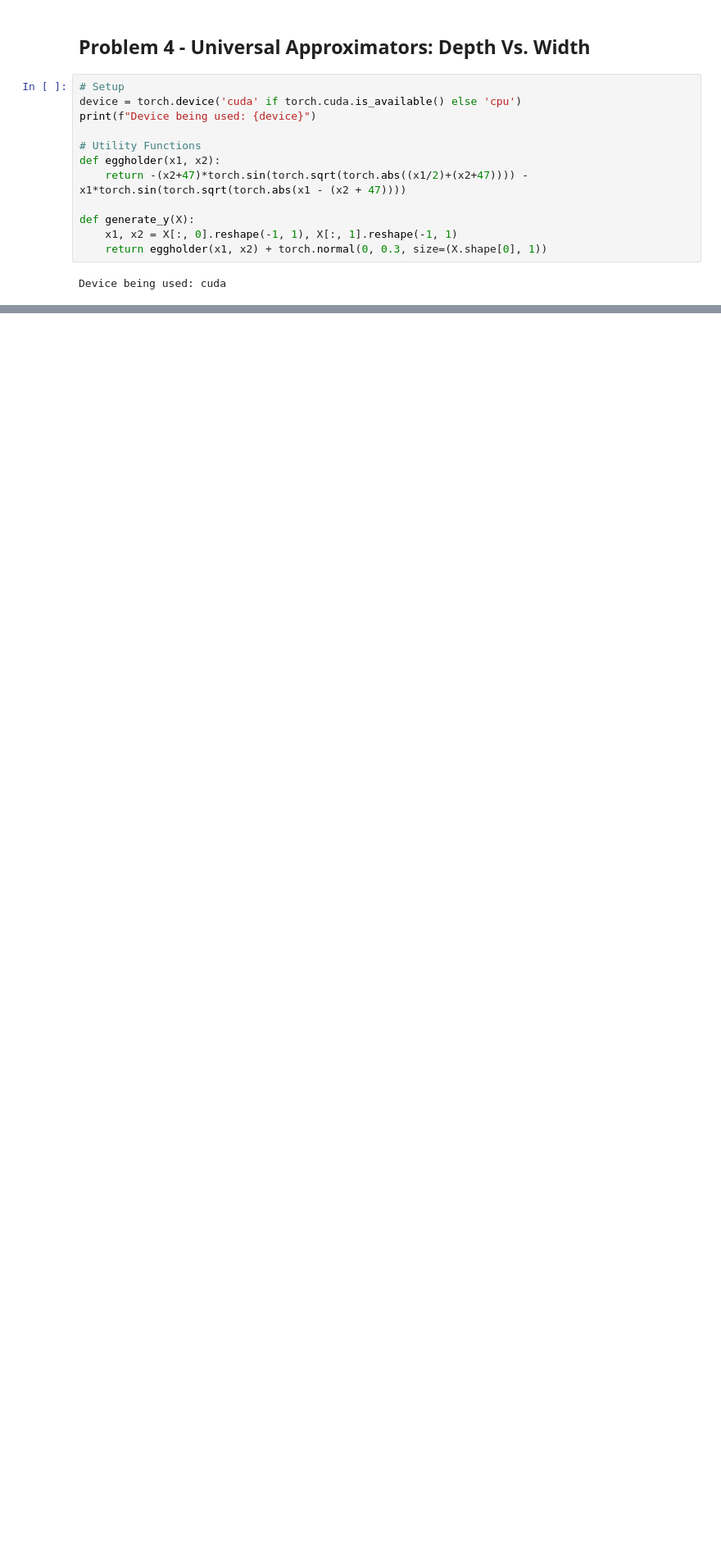
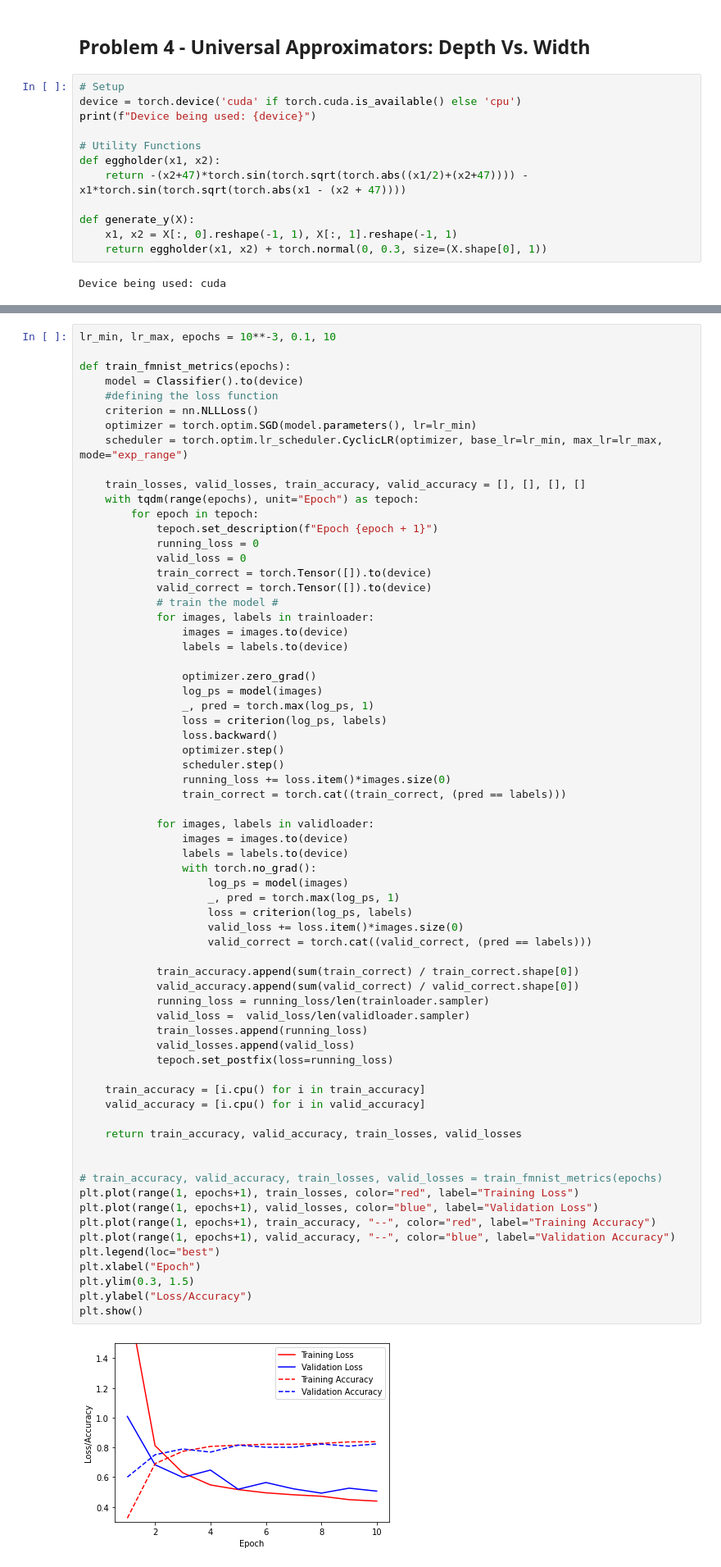
Before and after one commit to codexceed/MS-CS, a Jupyter notebook: Courses/IDLS/hw2/Homework 2.ipynb, the cells around one changed output, grey strips where cells are left out. Shown at 82% size. Drawn from its saved outputs; the diff is of its cells as text; blank space fills up the shorter version.

```diff
--- a/Courses/IDLS/hw2/Homework 2.ipynb
+++ b/Courses/IDLS/hw2/Homework 2.ipynb
@@ -761,0 +889,69 @@ The overall conclusion is that while deeper network converge much better than sh
+# %%
+lr_min, lr_max, epochs = 10**-3, 0.1, 10
+
+def train_fmnist_metrics(epochs):
+    model = Classifier().to(device)
+    #defining the loss function
+    criterion = nn.NLLLoss()
+    optimizer = torch.optim.SGD(model.parameters(), lr=lr_min)
+    scheduler = torch.optim.lr_scheduler.CyclicLR(optimizer, base_lr=lr_min, max_lr=lr_max, mode="exp_range")
+
+    train_losses, valid_losses, train_accuracy, valid_accuracy = [], [], [], []
+    with tqdm(range(epochs), unit="Epoch") as tepoch:
+        for epoch in tepoch:
+            tepoch.set_description(f"Epoch {epoch + 1}")
+            running_loss = 0
+            valid_loss = 0
+            train_correct = torch.Tensor([]).to(device)
+            valid_correct = torch.Tensor([]).to(device)
+            # train the model #
+            for images, labels in trainloader:
+                images = images.to(device)
+                labels = labels.to(device)
+
+                optimizer.zero_grad()
+                log_ps = model(images)
+                _, pred = torch.max(log_ps, 1)
+                loss = criterion(log_ps, labels)
+                loss.backward()
+                optimizer.step()
+                scheduler.step()
+                running_loss += loss.item()*images.size(0)
+                train_correct = torch.cat((train_correct, (pred == labels)))
+
+            for images, labels in validloader:
+                images = images.to(device)
+                labels = labels.to(device)
+                with torch.no_grad():
+                    log_ps = model(images)
+                    _, pred = torch.max(log_ps, 1)
+                    loss = criterion(log_ps, labels)
+                    valid_loss += loss.item()*images.size(0)
+                    valid_correct = torch.cat((valid_correct, (pred == labels)))
+
+            train_accuracy.append(sum(train_correct) / train_correct.shape[0])
+            valid_accuracy.append(sum(valid_correct) / valid_correct.shape[0])
+            running_loss = running_loss/len(trainloader.sampler)
+            valid_loss =  valid_loss/len(validloader.sampler)
+            train_losses.append(running_loss)
+            valid_losses.append(valid_loss)
+            tepoch.set_postfix(loss=running_loss)
+
+    train_accuracy = [i.cpu() for i in train_accuracy]
+    valid_accuracy = [i.cpu() for i in valid_accuracy]
+
+    return train_accuracy, valid_accuracy, train_losses, valid_losses
+
+
+# train_accuracy, valid_accuracy, train_losses, valid_losses = train_fmnist_metrics(epochs)
+plt.plot(range(1, epochs+1), train_losses, color="red", label="Training Loss")
+plt.plot(range(1, epochs+1), valid_losses, color="blue", label="Validation Loss")
+plt.plot(range(1, epochs+1), train_accuracy, "--", color="red", label="Training Accuracy")
+plt.plot(range(1, epochs+1), valid_accuracy, "--", color="blue", label="Validation Accuracy")
+plt.legend(loc="best")
+plt.xlabel("Epoch")
+plt.ylim(0.3, 1.5)
+plt.ylabel("Loss/Accuracy")
+plt.show()
+# %% [output]
+[figure, added]
```
Also changed, not shown: parts of 21 cells of this notebook.
